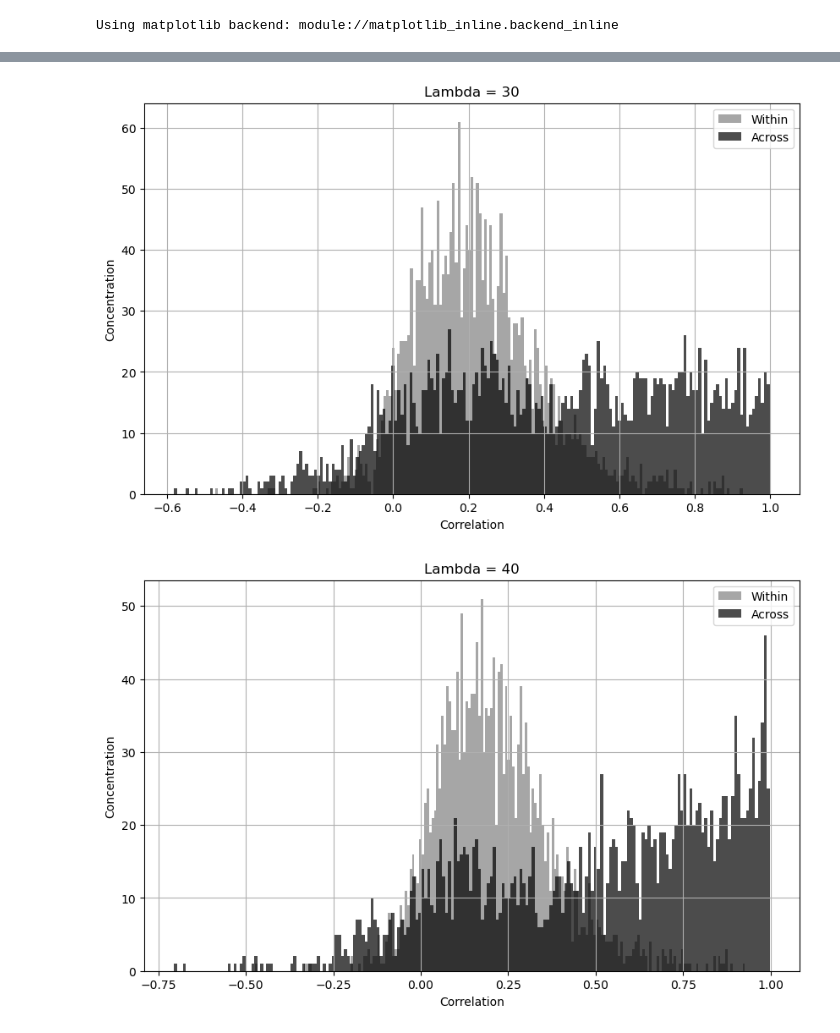
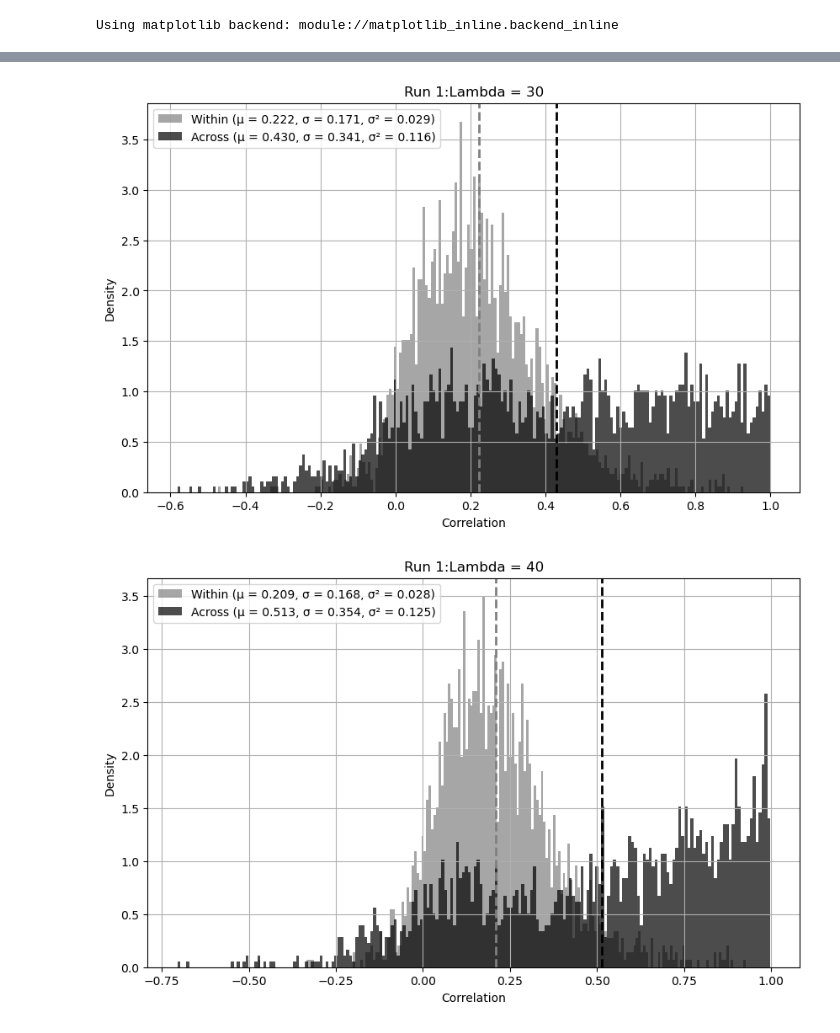
Before and after one commit to sarahbethea/supereeg_KS, a Jupyter notebook: code_hellgate/notebooks/recon_correlation.ipynb, the cells around one changed output, grey strips where cells are left out. Drawn from its saved outputs; the diff is of its cells as text; code cells hidden in the pictures.

```diff
--- a/code_hellgate/notebooks/recon_correlation.ipynb
+++ b/code_hellgate/notebooks/recon_correlation.ipynb
@@ -84,55 +116,74 @@ for i in range(len(within_files_30)):
     load = np.load(within_files_30[i])
     within_data_30[i] = load["corrs"]
 
+within_30_mean = np.mean(within_data_30)
+within_30_std = np.std(within_data_30)
+within_30_var = np.var(within_data_30)
+
 across_data_30 = np.zeros(len(across_files_30))
 for i in range(len(across_files_30)):
     load = np.load(across_files_30[i])
     across_data_30[i] = load["corrs"]
 
+across_30_mean = np.mean(across_data_30)
+across_30_std = np.std(across_data_30)
+across_30_var = np.var(across_data_30)
+
 
 fig, ax = plt.subplots(1,figsize=(10,6))
 
-ax.hist(within_data_30,bins=200,color="grey",alpha=0.7,label="Within")
-ax.hist(across_data_30,bins=200,color="black",alpha=0.7,label="Across")
+ax.hist(within_data_30,bins=200,density=True,color="grey",alpha=0.7,label=f"Within (μ = {within_30_mean:.3f}, σ = {within_30_std:.3f}, σ² = {within_30_var:.3f})")
+ax.axvline(within_30_mean, color="grey", linestyle="--", linewidth=2)
+ax.hist(across_data_30,bins=200,density=True,color="black",alpha=0.7,label=f"Across (μ = {across_30_mean:.3f}, σ = {across_30_std:.3f}, σ² = {across_30_var:.3f})")
+ax.axvline(across_30_mean, color="black", linestyle="--", linewidth=2)
 
 ax.set_xlabel("Correlation")
-ax.set_ylabel("Concentration")
-ax.set_title("Lambda = 30")
+ax.set_ylabel("Density")
+ax.set_title("Run 1:Lambda = 30")
 ax.legend()
 ax.grid()
 # %% [output]
-[figure, old version]
+[figure, new version]
 # %%
 results_path_40 = "/home/josecs/miniconda3/envs/supereeg_env/data/npz_cluster/results_40/raw_recon"
 
 within_files_40 = glob.glob(os.path.join(results_path_40, "*within*"))
 
 all_files_40 = glob.glob(os.path.join(results_path_40, "*"))
 across_files_40 = [f for f in all_files_40 if "within" not in os.path.basename(f)]
 
 within_data_40 = np.zeros(len(within_files_40))
 for i in range(len(within_files_40)):
     load = np.load(within_files_40[i])
     within_data_40[i] = load["corrs"]
 
+within_40_mean = np.mean(within_data_40)
+within_40_std = np.std(within_data_40)
+within_40_var = np.var(within_data_40)
+
 across_data_40 = np.zeros(len(across_files_40))
 for i in range(len(across_files_40)):
     load = np.load(across_files_40[i])
     across_data_40[i] = load["corrs"]
 
+across_40_mean = np.mean(across_data_40)
+across_40_std = np.std(across_data_40)
+across_40_var = np.var(across_data_40)
 
 fig, ax = plt.subplots(1,figsize=(10,6))
 
-ax.hist(within_data_40,bins=200,color="grey",alpha=0.7,label="Within")
-ax.hist(across_data_40,bins=200,color="black",alpha=0.7,label="Across")
+ax.hist(within_data_40,bins=200,density=True,color="grey",alpha=0.7,label=f"Within (μ = {within_40_mean:.3f}, σ = {within_40_std:.3f}, σ² = {within_40_var:.3f})")
+ax.axvline(within_40_mean, color="grey", linestyle="--", linewidth=2)
+ax.hist(across_data_40,bins=200,density=True,color="black",alpha=0.7,label=f"Across (μ = {across_40_mean:.3f}, σ = {across_40_std:.3f}, σ² = {across_40_var:.3f})")
+ax.axvline(across_40_mean, color="black", linestyle="--", linewidth=2)
 
 ax.set_xlabel("Correlation")
-ax.set_ylabel("Concentration")
-ax.set_title("Lambda = 40")
+ax.set_ylabel("Density")
+ax.set_title("Run 1:Lambda = 40")
 ax.legend()
 ax.grid()
 # %% [output]
-[figure, old version]
+[figure, new version]
 # %%
 results_path_50 = "/home/josecs/miniconda3/envs/supereeg_env/data/npz_cluster/results_50/raw_recon"
 
```
Also changed, not shown: parts of 7 cells of this notebook, 38 other files.
